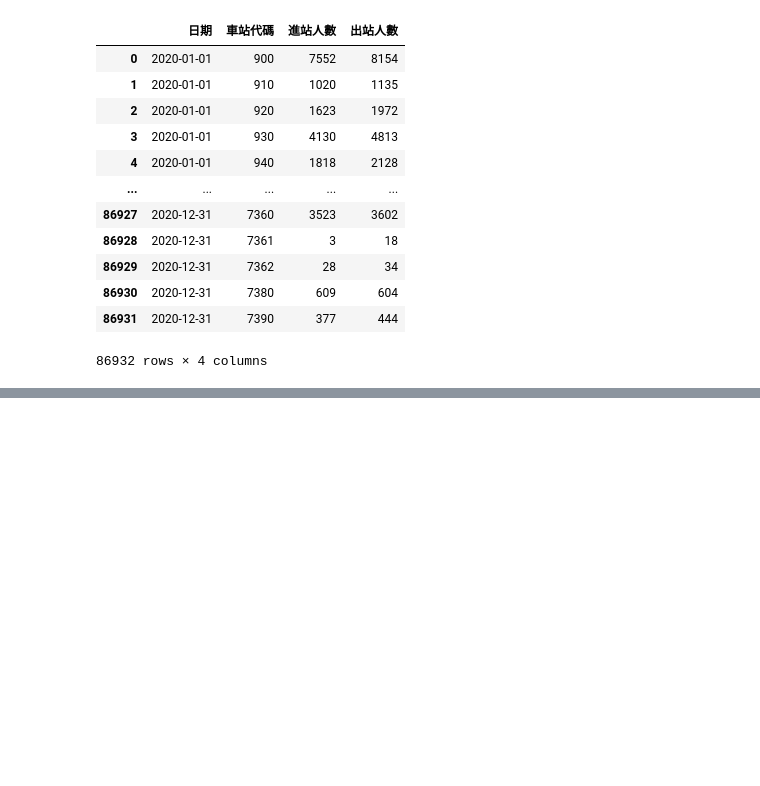
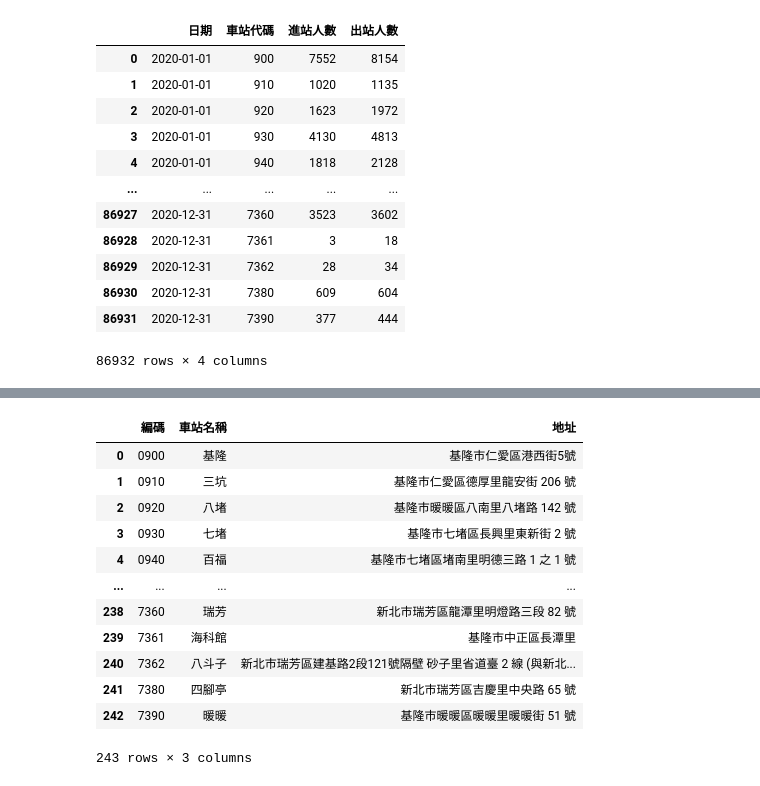
Before and after one commit to mimionana2/2024-05-05, a Jupyter notebook: lesson19/lesson19_1.ipynb, the cells around one changed output, grey strips where cells are left out. Drawn from its saved outputs; the diff is of its cells as text; code cells hidden in the pictures; blank space fills up the shorter version.

```diff
--- a/lesson19/lesson19_1.ipynb
+++ b/lesson19/lesson19_1.ipynb
@@ -86,3 +102,23 @@ pd.DataFrame(json_data)
+# %%
+stations_name = pd.DataFrame(json_data,columns=['stationCode','stationName','stationAddrTw'])
+stations_name1 = stations_name.rename(columns={'stationCode':'編碼',
+                      'stationName':'車站名稱',
+                      'stationAddrTw':'地址'})
+stations_name1
+# %% [output]
+|  | 編碼 | 車站名稱 | 地址 |
+| 0 | 0900 | 基隆 | 基隆市仁愛區港西街5號 |
+| 1 | 0910 | 三坑 | 基隆市仁愛區德厚里龍安街 206 號 |
+| 2 | 0920 | 八堵 | 基隆市暖暖區八南里八堵路 142 號 |
+| 3 | 0930 | 七堵 | 基隆市七堵區長興里東新街 2 號 |
+| 4 | 0940 | 百福 | 基隆市七堵區堵南里明德三路 1 之 1 號 |
+| ... | ... | ... | ... |
+| 238 | 7360 | 瑞芳 | 新北市瑞芳區龍潭里明燈路三段 82 號 |
+| 239 | 7361 | 海科館 | 基隆市中正區長潭里 |
+| 240 | 7362 | 八斗子 | 新北市瑞芳區建基路2段121號隔壁 砂子里省道臺 2 線 (與新北... |
+| 241 | 7380 | 四腳亭 | 新北市瑞芳區吉慶里中央路 65 號 |
+| 242 | 7390 | 暖暖 | 基隆市暖暖區暖暖里暖暖街 51 號 |
+243 rows × 3 columns
 # %%
 stations_name = pd.DataFrame(json_data,columns=['stationCode','stationName','stationAddrTw'])
 stations_name1 = stations_name.rename(columns={'stationCode':'編碼',
```
Also changed, not shown: parts of 3 cells of this notebook.
